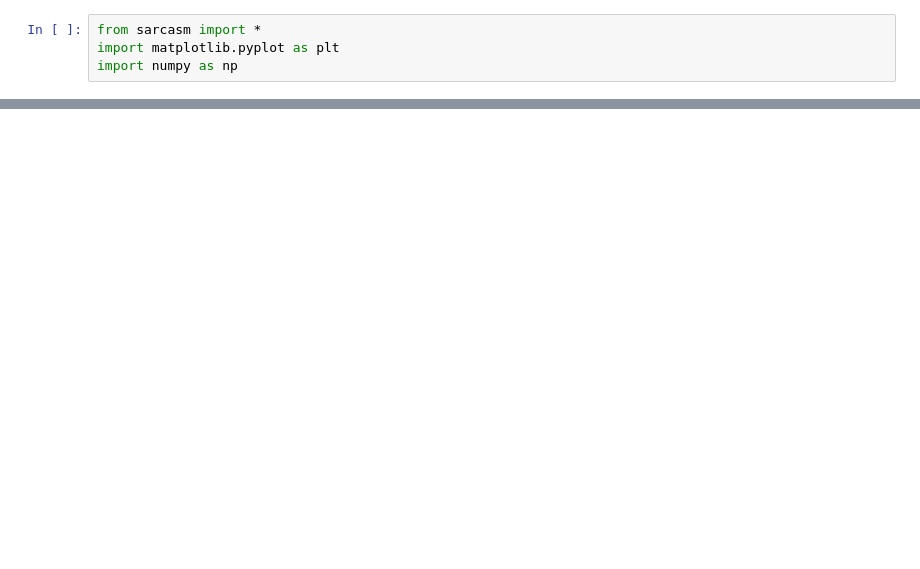
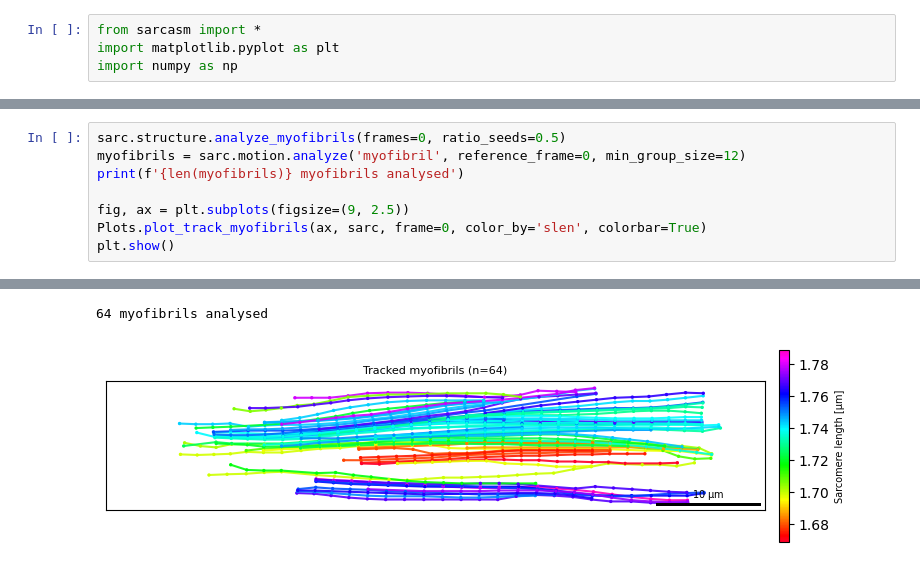
Before and after one commit to danihae/SarcAsM, a Jupyter notebook: docs/notebooks/tutorial_sarcomere_tracking.ipynb, the cells around one changed output, grey strips where cells are left out. Cells and saved outputs as stored; diff of their text form; blank space fills up the shorter version.

```diff
--- a/docs/notebooks/tutorial_sarcomere_tracking.ipynb
+++ b/docs/notebooks/tutorial_sarcomere_tracking.ipynb
@@ -379,0 +254,9 @@ n custom groups: 2
+# %%
+sarc.structure.analyze_myofibrils(frames=0, ratio_seeds=0.5)
+myofibrils = sarc.motion.analyze('myofibril', reference_frame=0, min_group_size=12)
+print(f'{len(myofibrils)} myofibrils analysed')
+
+fig, ax = plt.subplots(figsize=(9, 2.5))
+Plots.plot_track_myofibrils(ax, sarc, frame=0, color_by='slen', colorbar=True)
+plt.show()
+# %% [output]
@@ -379,0 +270,2 @@ n custom groups: 2
+64 myofibrils analysed
+[figure, added]
```
Also changed, not shown: parts of 76 cells of this notebook, 29 other files.
